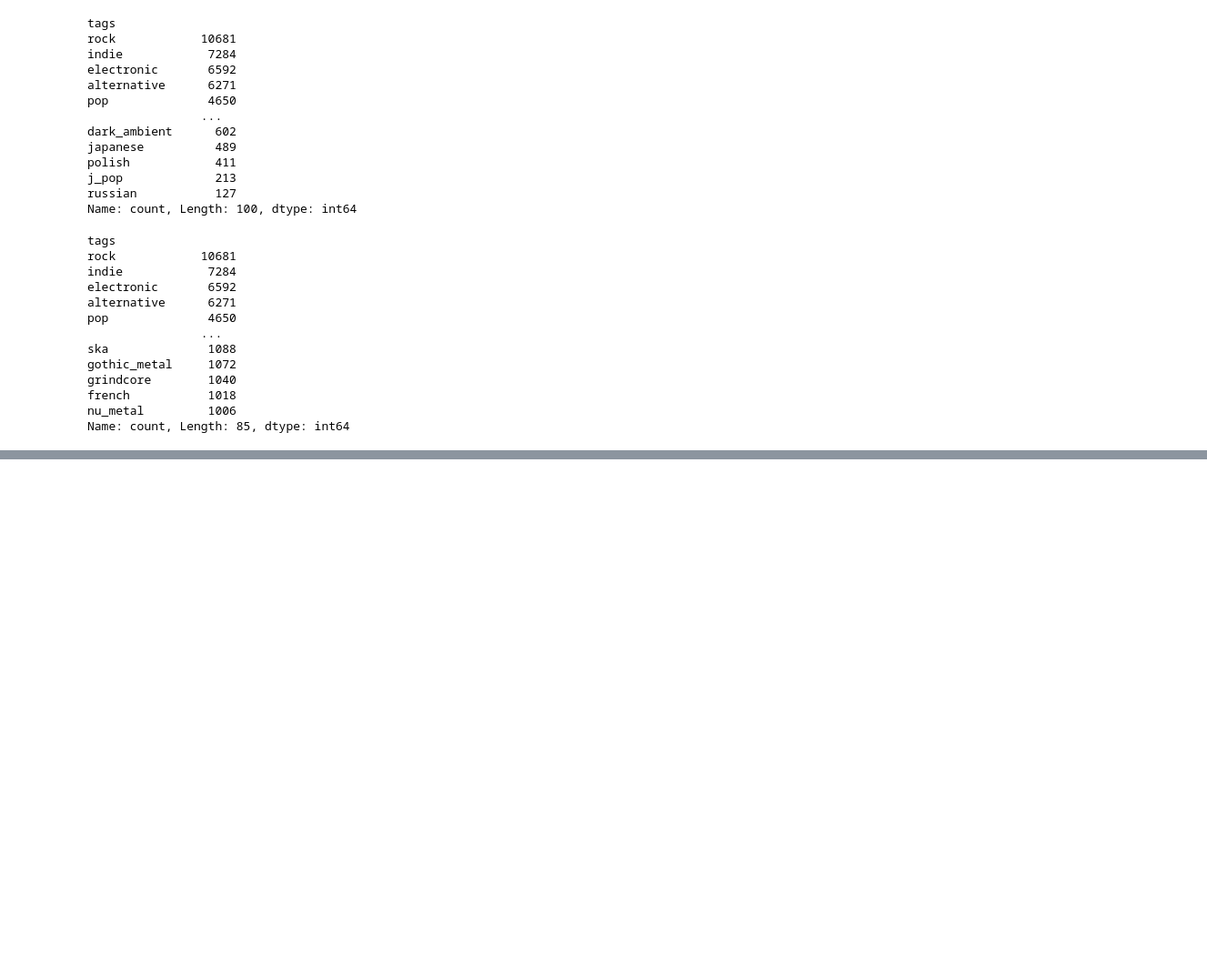
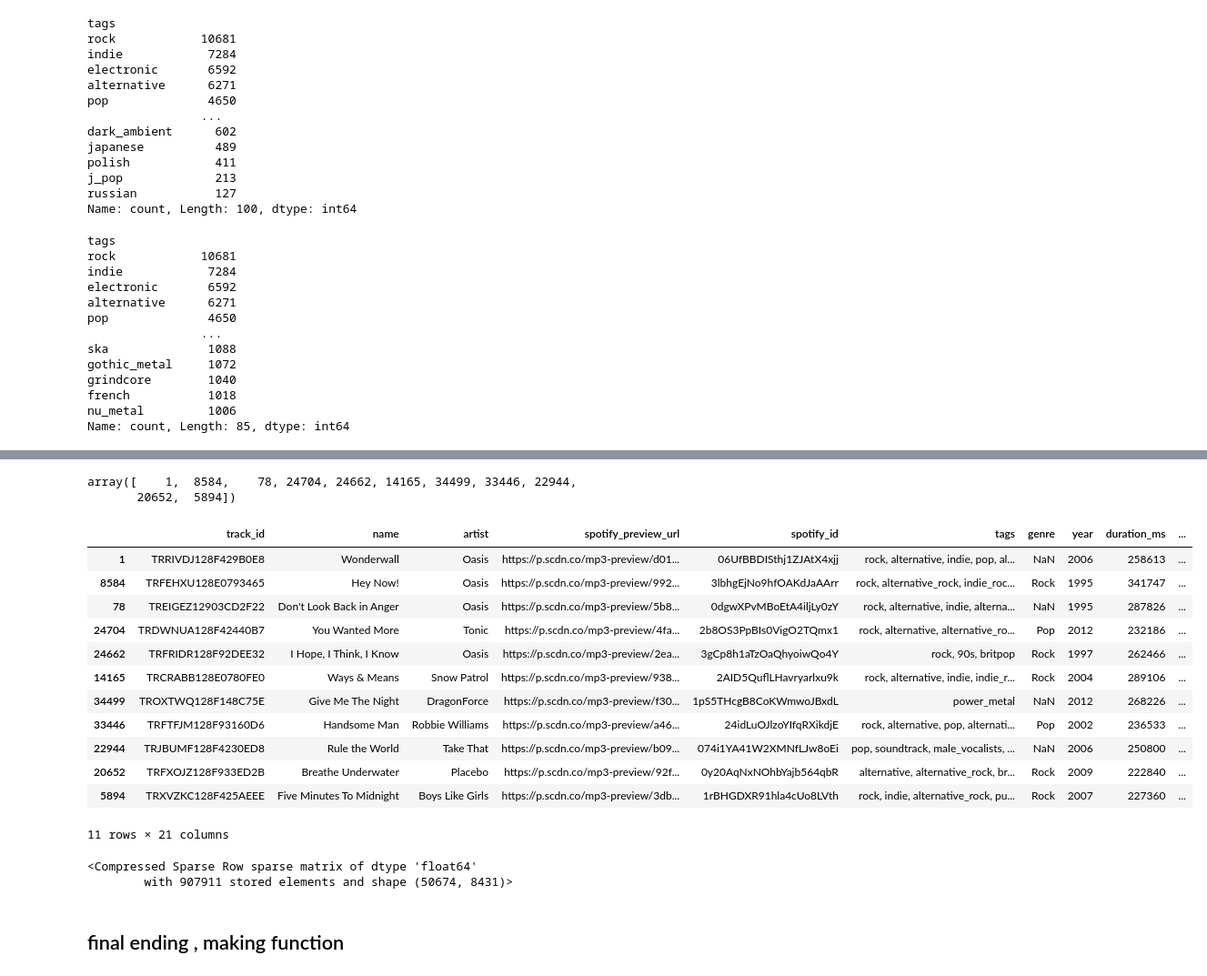
Before and after one commit to ujjwal-basnet/Hybrid-Recommender-system, a Jupyter notebook: content-based-filtering.ipynb, the cells around one changed output, grey strips where cells are left out. Shown: that part at 91% size. Saved outputs shown, nothing was run; the diff lists cells and outputs as text; code cells hidden in the pictures; blank space fills up the shorter version.

Commit message:
content_based_filtering_done

```diff
--- a/content-based-filtering.ipynb
+++ b/content-based-filtering.ipynb
@@ -276,0 +392,3 @@ min_max_scale_cols = ["danceability","energy","speechiness","acousticness","inst
+# %%
+input_vector = df_colab_filtering[df_songs['name'] == 'Wonderwall']
+input_vector
@@ -276,0 +398,5 @@ min_max_scale_cols = ["danceability","energy","speechiness","acousticness","inst
+# %%
+## trasform
+
+input_vector = transformer.transform(input_vector)
+input_vector
@@ -276,0 +416,6 @@ min_max_scale_cols = ["danceability","energy","speechiness","acousticness","inst
+# %%
+similarity_scores= cosine_similarity(transformed_df ,Y = input_vector)
+print(similarity_scores)
+print()
+print("#"* 100)
+print(similarity_scores.shape)
@@ -276,0 +433,31 @@ min_max_scale_cols = ["danceability","energy","speechiness","acousticness","inst
+# %%
+top_ten_similar_songs_indexes= np.argsort(similarity_scores.ravel())[-11:][::-1]
+top_ten_similar_songs_indexes
+# %% [output]
+array([    1,  8584,    78, 24704, 24662, 14165, 34499, 33446, 22944,
+       20652,  5894])
+# %%
+(
+ df_songs
+    .iloc[top_ten_similar_songs_indexes])
+# %% [output]
+|  | track_id | name | artist | spotify_preview_url | spotify_id | tags | genre | year | duration_ms | ... |
+| 1 | TRRIVDJ128F429B0E8 | Wonderwall | Oasis | https://p.scdn.co/mp3-preview/d01... | 06UfBBDISthj1ZJAtX4xjj | rock, alternative, indie, pop, al... | NaN | 2006 | 258613 | ... |
+| 8584 | TRFEHXU128E0793465 | Hey Now! | Oasis | https://p.scdn.co/mp3-preview/992... | 3lbhgEjNo9hfOAKdJaAArr | rock, alternative_rock, indie_roc... | Rock | 1995 | 341747 | ... |
+| 78 | TREIGEZ12903CD2F22 | Don't Look Back in Anger | Oasis | https://p.scdn.co/mp3-preview/5b8... | 0dgwXPvMBoEtA4iljLy0zY | rock, alternative, indie, alterna... | NaN | 1995 | 287826 | ... |
+| 24704 | TRDWNUA128F42440B7 | You Wanted More | Tonic | https://p.scdn.co/mp3-preview/4fa... | 2b8OS3PpBIs0VigO2TQmx1 | rock, alternative, alternative_ro... | Pop | 2012 | 232186 | ... |
+| 24662 | TRFRIDR128F92DEE32 | I Hope, I Think, I Know | Oasis | https://p.scdn.co/mp3-preview/2ea... | 3gCp8h1aTzOaQhyoiwQo4Y | rock, 90s, britpop | Rock | 1997 | 262466 | ... |
+| 14165 | TRCRABB128E0780FE0 | Ways & Means | Snow Patrol | https://p.scdn.co/mp3-preview/938... | 2AID5QuflLHavryarlxu9k | rock, alternative, indie, indie_r... | Rock | 2004 | 289106 | ... |
+| 34499 | TROXTWQ128F148C75E | Give Me The Night | DragonForce | https://p.scdn.co/mp3-preview/f30... | 1pS5THcgB8CoKWmwoJBxdL | power_metal | NaN | 2012 | 268226 | ... |
+| 33446 | TRFTFJM128F93160D6 | Handsome Man | Robbie Williams | https://p.scdn.co/mp3-preview/a46... | 24idLuOJlzoYIfqRXikdjE | rock, alternative, pop, alternati... | Pop | 2002 | 236533 | ... |
+| 22944 | TRJBUMF128F4230ED8 | Rule the World | Take That | https://p.scdn.co/mp3-preview/b09... | 074i1YA41W2XMNfLJw8oEi | pop, soundtrack, male_vocalists, ... | NaN | 2006 | 250800 | ... |
+| 20652 | TRFXOJZ128F933ED2B | Breathe Underwater | Placebo | https://p.scdn.co/mp3-preview/92f... | 0y20AqNxNOhbYajb564qbR | alternative, alternative_rock, br... | Rock | 2009 | 222840 | ... |
+| 5894 | TRXVZKC128F425AEEE | Five Minutes To Midnight | Boys Like Girls | https://p.scdn.co/mp3-preview/3db... | 1rBHGDXR91hla4cUo8LVth | rock, indie, alternative_rock, pu... | Rock | 2007 | 227360 | ... |
+11 rows × 21 columns
+# %%
+transformed_df
+# %% [output]
+<Compressed Sparse Row sparse matrix of dtype 'float64'
+        with 907911 stored elements and shape (50674, 8431)>
+# %% [markdown]
+## final ending , making function
```
Also changed, not shown: parts of 19 cells of this notebook.
